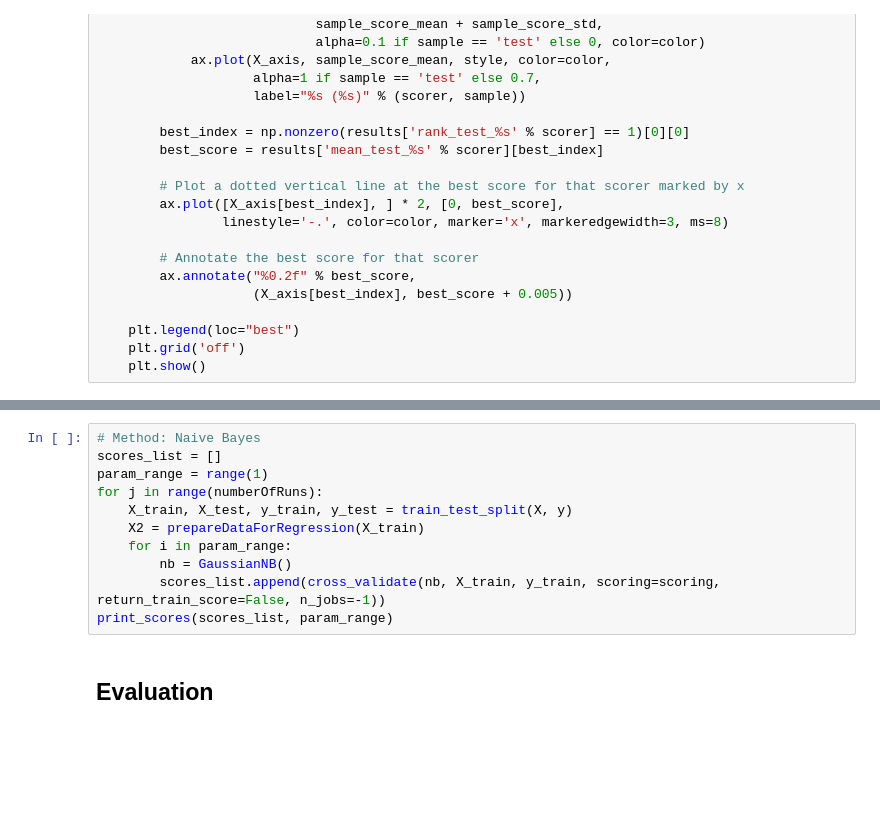
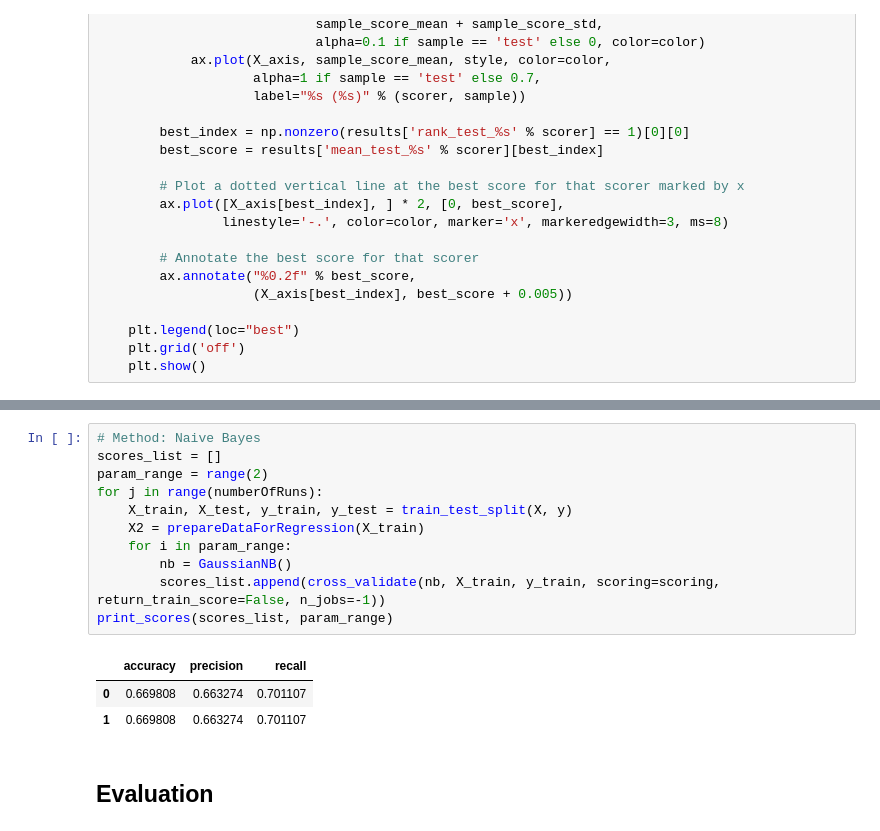
Before and after one commit to mauricepohl/pandas, a Jupyter notebook: 03_modeling/Modeling - Price diff prediction.ipynb, the cells around one changed output, grey strips where cells are left out. Saved outputs shown, nothing was run; the diff lists cells and outputs as text; blank space fills up the shorter version.

```diff
--- a/03_modeling/Modeling - Price diff prediction.ipynb
+++ b/03_modeling/Modeling - Price diff prediction.ipynb
@@ -358,14 +384,18 @@ features[0:8]
 # %%
 # Method: Naive Bayes
 scores_list = []
-param_range = range(1)
+param_range = range(2)
 for j in range(numberOfRuns):
     X_train, X_test, y_train, y_test = train_test_split(X, y)
     X2 = prepareDataForRegression(X_train)
     for i in param_range:
         nb = GaussianNB()
         scores_list.append(cross_validate(nb, X_train, y_train, scoring=scoring, return_train_score=False, n_jobs=-1))
 print_scores(scores_list, param_range)
+# %% [output]
+|  | accuracy | precision | recall |
+| 0 | 0.669808 | 0.663274 | 0.701107 |
+| 1 | 0.669808 | 0.663274 | 0.701107 |
 # %% [markdown]
 ## Evaluation
 # %% [markdown]
```
Also changed, not shown: parts of 15 cells of this notebook.
